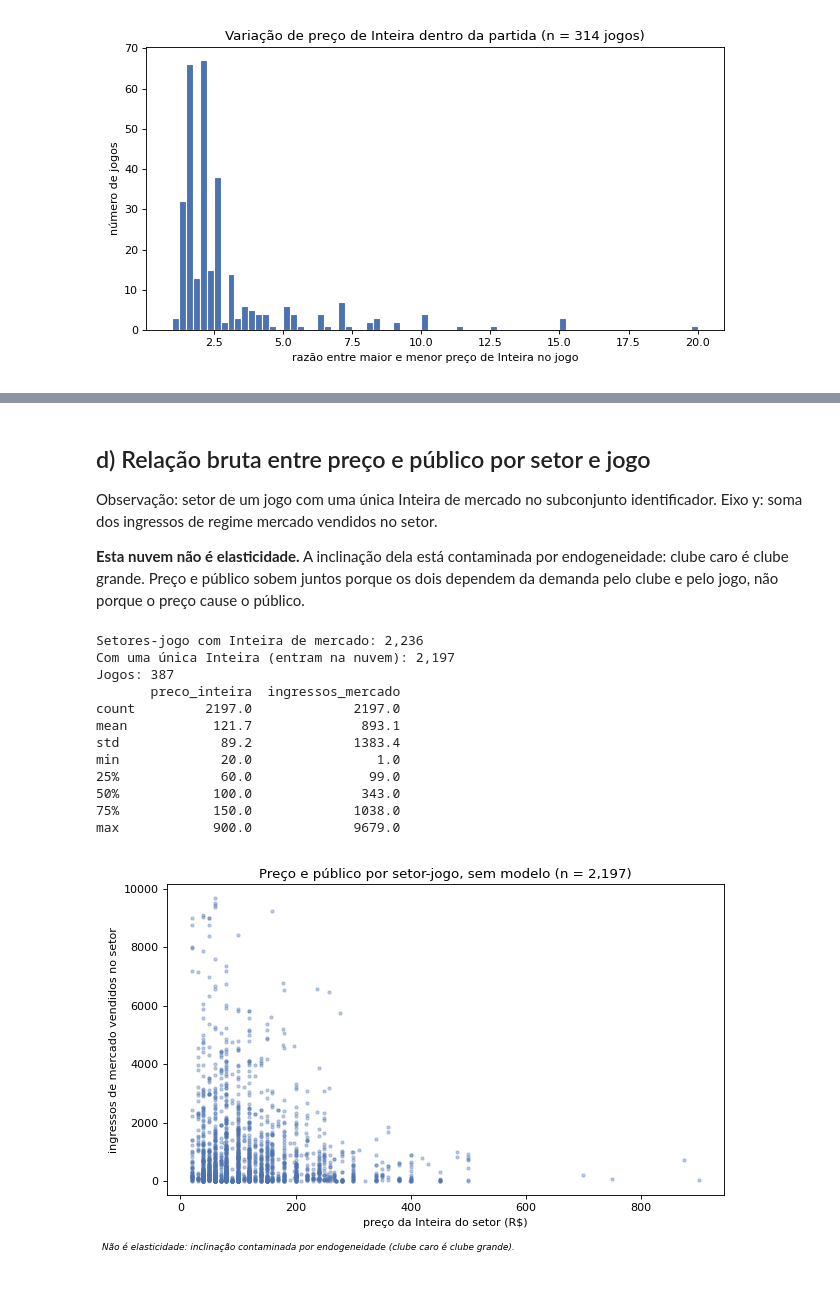
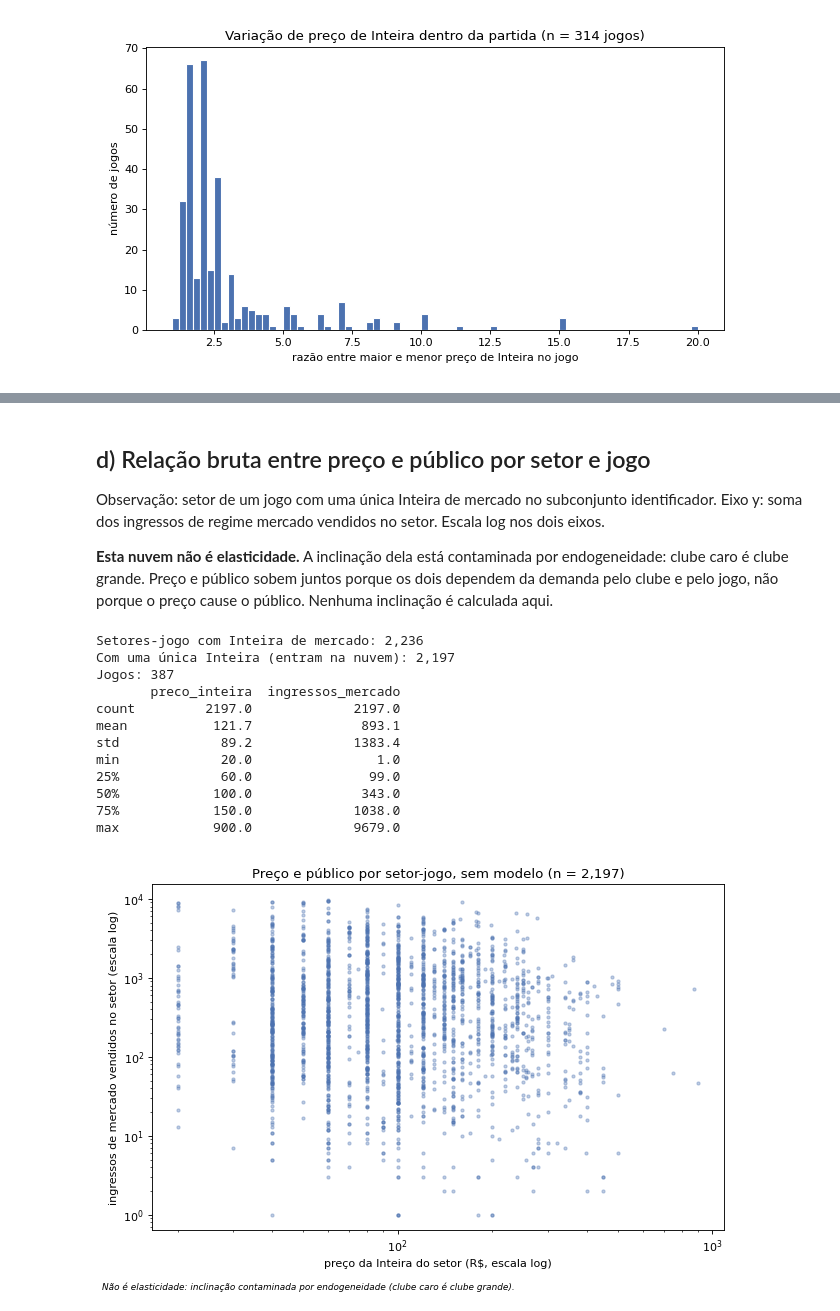
Before and after one commit to JoaoBarberino/bilheteria-paulistao, a Jupyter notebook: notebooks/04_descritiva.ipynb, the cells around one changed output, grey strips where cells are left out. Drawn from its saved outputs; the diff is of its cells as text; code cells hidden in the pictures; blank space fills up the shorter version.

```diff
--- a/notebooks/04_descritiva.ipynb
+++ b/notebooks/04_descritiva.ipynb
@@ -23,16 +24,31 @@ import pandas as pd
 RAIZ = Path.cwd().parent if Path.cwd().name == "notebooks" else Path.cwd()
 FIG = RAIZ / "figuras" / "04_descritiva"
 FIG.mkdir(parents=True, exist_ok=True)
+REF = RAIZ / "referencias"
 
 base = pd.read_csv(RAIZ / "data" / "03_processed" / "boletins.csv")
-clubes = pd.read_csv(RAIZ / "referencias" / "clubes.csv")
 
-# Padronização de nome de clube por dicionário explícito. Nome sem
+# Padronização de clube e estádio por dicionário explícito. Nome sem
 # correspondência é listado, não descartado.
-mapa = dict(zip(clubes.nome_boletim, clubes.clube))
-sem_mapa = sorted(set(base.mandante) - set(mapa))
-print("Mandantes sem correspondência no dicionário:", sem_mapa or "nenhum")
-base["clube_mandante"] = base.mandante.map(mapa)
+clubes = pd.read_csv(REF / "clubes.csv")
+estadios = pd.read_csv(REF / "estadios.csv")
+mapa_clube = dict(zip(clubes.nome_boletim, clubes.clube))
+mapa_estadio = dict(zip(estadios.nome_boletim, estadios.estadio))
+print("Mandantes sem correspondência:", sorted(set(base.mandante) - set(mapa_clube)) or "nenhum")
+print("Estádios sem correspondência:", sorted(set(base.estadio) - set(mapa_estadio)) or "nenhum")
+base["clube_mandante"] = base.mandante.map(mapa_clube)
+base["estadio_padrao"] = base.estadio.map(mapa_estadio)
+print(f"Estádios distintos: {base.estadio.nunique()} antes, {base.estadio_padrao.nunique()} depois da padronização")
+for padrao, nomes in estadios.groupby("estadio").nome_boletim:
+    if len(nomes) > 1:
+        print(f"  {padrao}: {', '.join(nomes)}")
+
+# Preço real em R$ da temporada 2026, com IPCA anual (dezembro a dezembro).
+ipca = pd.read_csv(REF / "ipca.csv").set_index("ano").ipca_variacao_anual_pct
+ULTIMA = base.ano.max()
+fator = {t: float(np.prod([1 + ipca[y] / 100 for y in range(t, ULTIMA)])) for t in sorted(base.ano.unique())}
+print("Fator de deflação para R$ de", ULTIMA, {t: round(f, 4) for t, f in fator.items()})
+base["preco_real"] = base.preco * base.ano.map(fator)
 
 REGIMES = ["mercado", "socio", "contrato", "promocional", "gratuidade", "nao_vendido"]
 print(f"Linhas: {len(base):,}  Jogos: {base.groupby(['ano', 'jogo']).ngroups}")
@@ -218,44 +327,46 @@ Inteira. A comparação de nível entre clubes herda essa diferença.
 
 Observação: setor de um jogo com uma única Inteira de mercado no
 subconjunto identificador. Eixo y: soma dos ingressos de regime mercado
-vendidos no setor.
+vendidos no setor. Escala log nos dois eixos.
 
 **Esta nuvem não é elasticidade.** A inclinação dela está contaminada por
 endogeneidade: clube caro é clube grande. Preço e público sobem juntos
 porque os dois dependem da demanda pelo clube e pelo jogo, não porque o
-preço cause o público.
+preço cause o público. Nenhuma inclinação é calculada aqui.
 # %%
 inteira_setor = ident.groupby(["ano", "jogo", "setor"]).preco.agg(["nunique", "first"])
 unica = inteira_setor[inteira_setor["nunique"] == 1]["first"].rename("preco_inteira")
 publico_setor = (base[base.regime == "mercado"].groupby(["ano", "jogo", "setor"]).vendidos.sum()
                  .rename("ingressos_mercado"))
 d = pd.concat([unica, publico_setor], axis=1, join="inner")
 print(f"Setores-jogo com Inteira de mercado: {len(inteira_setor):,}")
 print(f"Com uma única Inteira (entram na nuvem): {len(d):,}")
 print(f"Jogos: {d.reset_index().groupby(['ano', 'jogo']).ngroups}")
 print(d.describe().round(1))
 
-fig, ax = plt.subplots(figsize=(8, 5))
+fig, ax = plt.subplots(figsize=(8, 5.5))
 ax.scatter(d.preco_inteira, d.ingressos_mercado, s=8, alpha=0.35, color="#4C72B0")
-ax.set_xlabel("preço da Inteira do setor (R$)")
-ax.set_ylabel("ingressos de mercado vendidos no setor")
+ax.set_xscale("log")
+ax.set_yscale("log")
+ax.set_xlabel("preço da Inteira do setor (R$, escala log)")
+ax.set_ylabel("ingressos de mercado vendidos no setor (escala log)")
 ax.set_title(f"Preço e público por setor-jogo, sem modelo (n = {len(d):,})")
 fig.text(0.01, 0.01, "Não é elasticidade: inclinação contaminada por endogeneidade (clube caro é clube grande).",
          fontsize=8, style="italic")
 fig.tight_layout(rect=(0, 0.03, 1, 1))
 fig.savefig(FIG / "d_preco_publico_setor.png", dpi=150)
 plt.show()
 # %% [output]
 Setores-jogo com Inteira de mercado: 2,236
 Com uma única Inteira (entram na nuvem): 2,197
 Jogos: 387
        preco_inteira  ingressos_mercado
 count         2197.0             2197.0
 mean           121.7              893.1
 std             89.2             1383.4
 min             20.0                1.0
 25%             60.0               99.0
 50%            100.0              343.0
 75%            150.0             1038.0
 max            900.0             9679.0
-[figure, old version]
+[figure, new version]
```
Also changed, not shown: parts of 11 cells of this notebook.
